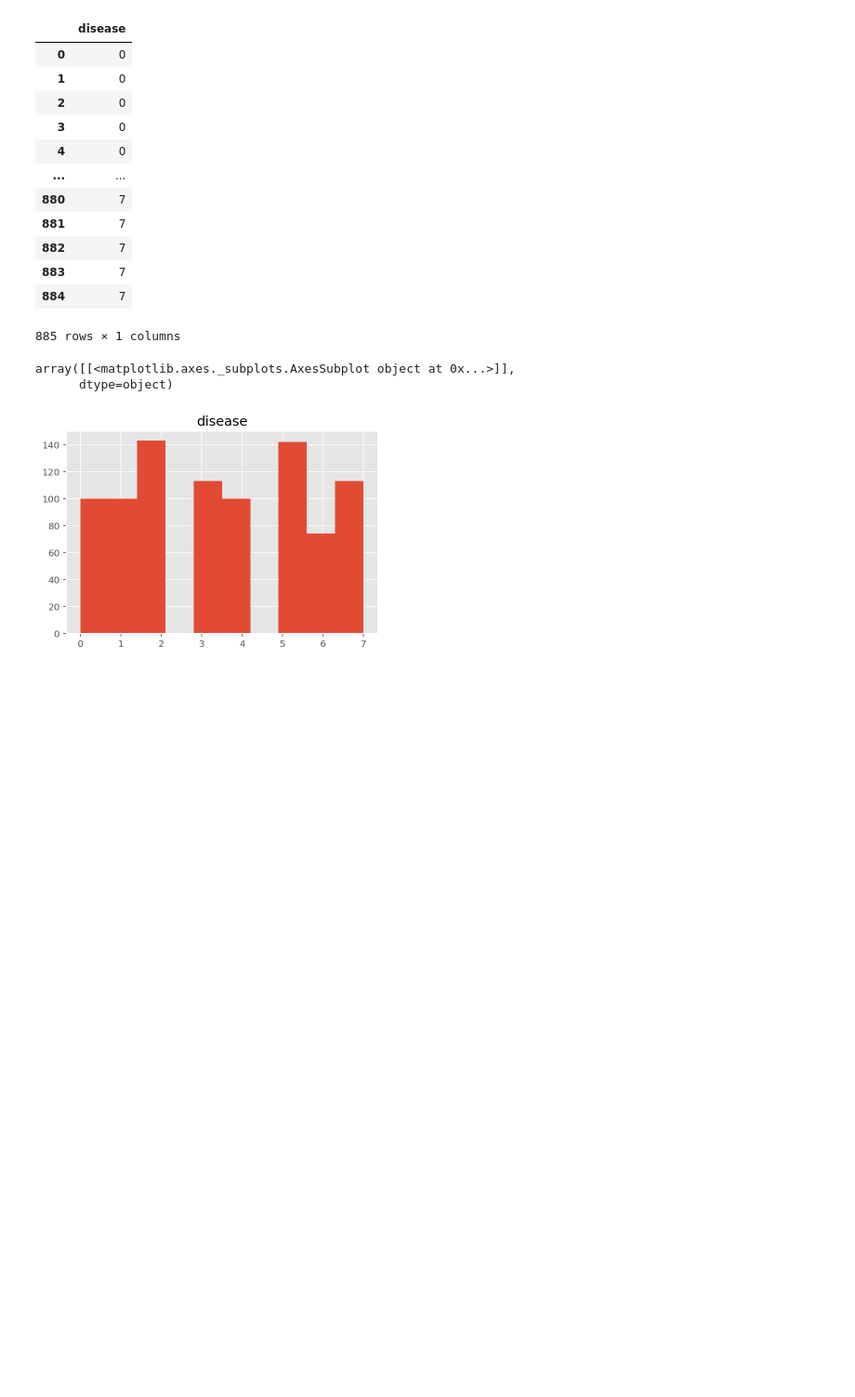
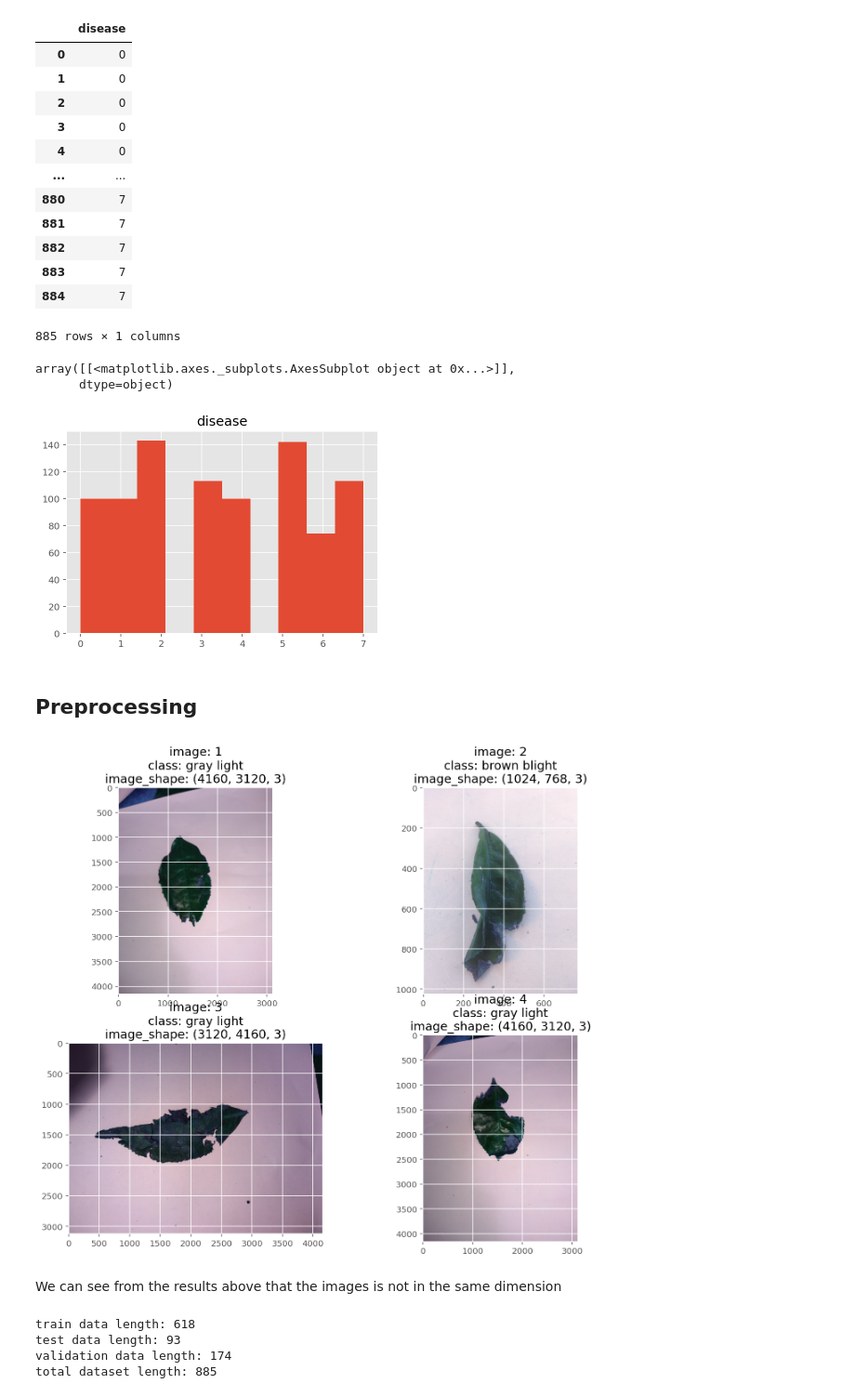
Before and after one commit to fziilk/tldi-model, a Jupyter notebook: TLDI.ipynb, the cells around one changed output. Shown at 93% size. Drawn from its saved outputs; the diff is of its cells as text; code cells hidden in the pictures; blank space fills up the shorter version.

```diff
--- a/TLDI.ipynb
+++ b/TLDI.ipynb
@@ -211,3 +211,26 @@ data_distribution.hist()
 array([[<matplotlib.axes._subplots.AxesSubplot object at 0x...>]],
       dtype=object)
 [figure]
+# %% [markdown]
+## Preprocessing
+# %%
+rows, columns = (2, 2)
+fig = plt.figure(figsize=(12, 10))
+
+for index in range(1, columns*rows+1):
+    rand_subdir = str(str(str(random.choices(os.listdir(parent_dir))).replace("[", "")).replace("]", "")).replace("'", "")
+    subdir_loc = os.path.join(parent_dir, rand_subdir)
+
+    subdir_imgs = os.listdir(subdir_loc)
+    img_loc = os.path.join(subdir_loc, subdir_imgs[random.randint(0, len(subdir_imgs)-1)])
+    img = cv2.imread(img_loc)
+
+    fig.add_subplot(rows, columns, index)
+    plt.title(f"image: {index}\nclass: {rand_subdir}\nimage_shape: {img.shape}")
+    plt.imshow(img)
+
+plt.show()
+# %% [output]
+[figure, added]
+# %% [markdown]
+We can see from the results above that the images is not in the same dimension
@@ -213,0 +246,46 @@ array([[<matplotlib.axes._subplots.AxesSubplot object at 0x...>]],
+# %%
+train_dir = os.path.join(parent_dir, "train")
+test_dir = os.path.join(parent_dir, "test")
+val_dir = os.path.join(parent_dir, "val")
+
+train_files = list()
+test_files = list()
+val_files = list()
+
+train_length = list()
+test_length = list()
+val_length = list()
+
+for train_parent_subdir in os.listdir(train_dir):
+    files_loc = os.path.join(train_dir, train_parent_subdir)
+    files = os.listdir(files_loc)
+    train_files.append(files)
+
+for get_train_length in train_files:
+    length = len(get_train_length)
+    train_length.append(length)
+
+for test_parent_subdir in os.listdir(test_dir):
+    files_loc = os.path.join(test_dir, test_parent_subdir)
+    files = os.listdir(files_loc)
+    test_files.append(files)
+
+for get_test_length in test_files:
+    length = len(get_test_length)
+    test_length.append(length)
+
+for val_parent_subdir in os.listdir(val_dir):
+    files_loc = os.path.join(val_dir, val_parent_subdir)
+    files = os.listdir(files_loc)
+    val_files.append(files)
+
+for get_val_length in val_files:
+    length = len(get_val_length)
+    val_length.append(length)
+
+print(f"train data length: {sum(train_length)}\ntest data length: {sum(test_length)}\nvalidation data length: {sum(val_length)}\ntotal dataset length: {sum(train_length)+sum(test_length)+sum(val_length)}")
+# %% [output]
+train data length: 618
+test data length: 93
+validation data length: 174
+total dataset length: 885
```
Also changed, not shown: parts of 4 cells of this notebook.
